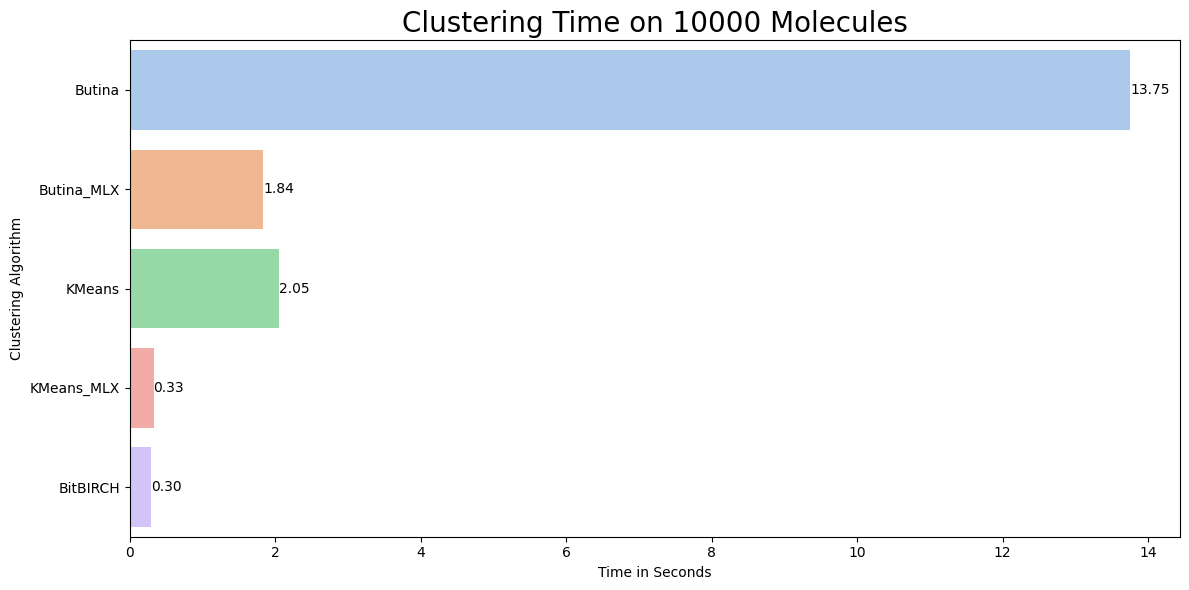
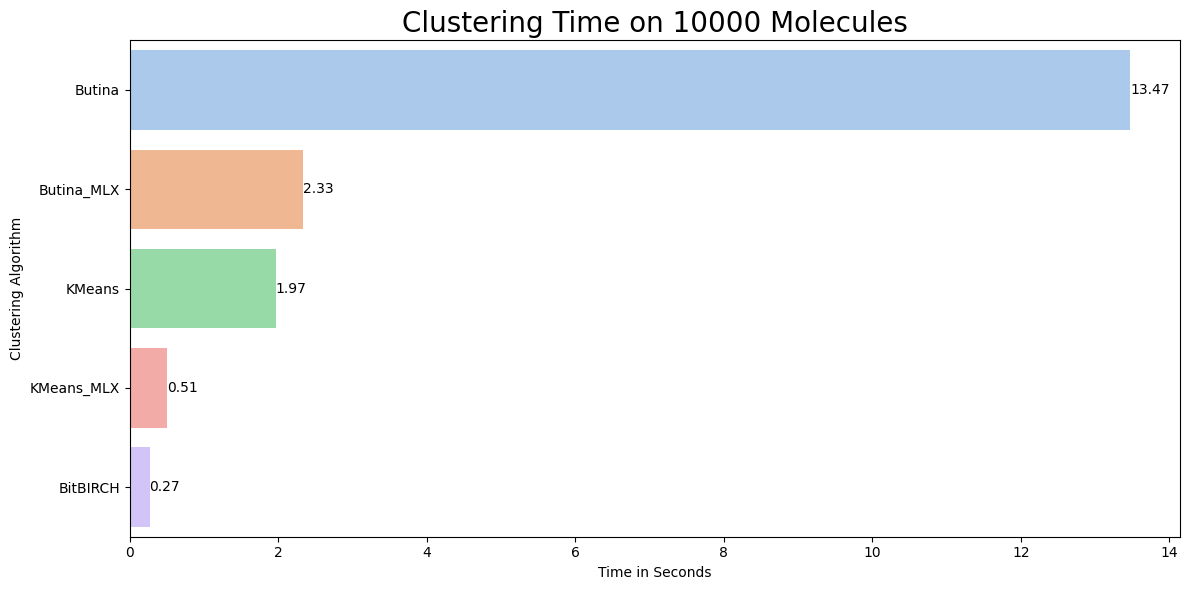
Unified diff of the notebook cell whose output changed from the first chart to the second:
--- before
+++ after
@@ -15,4 +15,3 @@
 plt.xlabel("Time in Seconds", fontsize=10)
 plt.tight_layout()
-plt.savefig("../img/cluster_compare.png", dpi=300)
 plt.show()

Commit: add multi-threading for fingerprints